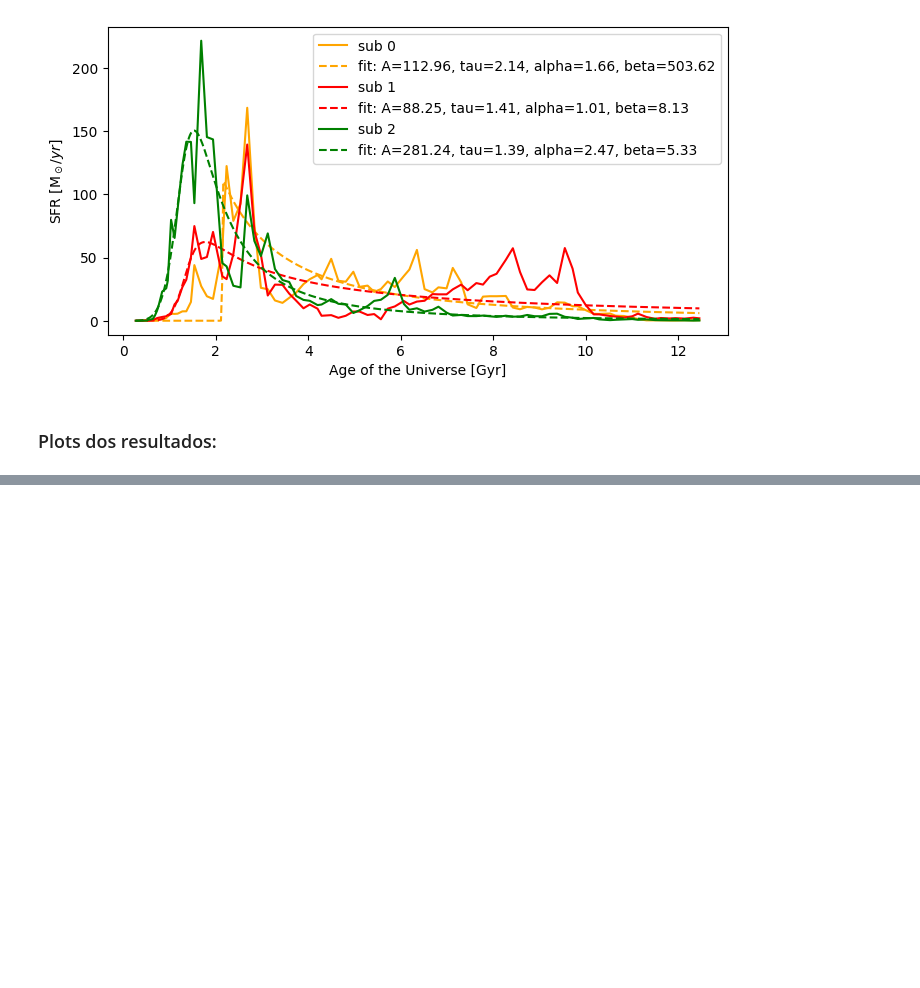
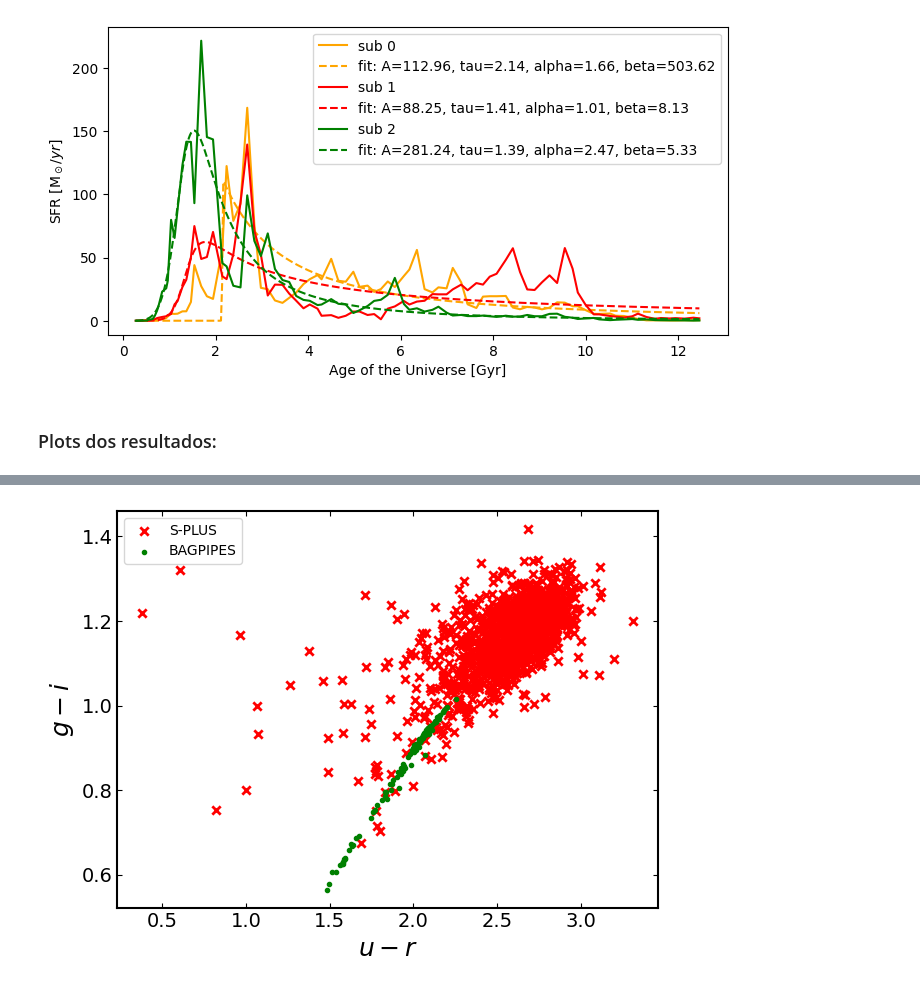
Before and after one commit to pedroand6/Inference4ETGs, a Jupyter notebook: Data/catalogue_estimation.ipynb, the cells around one changed output, grey strips where cells are left out. Saved outputs shown, nothing was run; the diff lists cells and outputs as text; code cells hidden in the pictures; blank space fills up the shorter version.

```diff
--- a/Data/catalogue_estimation.ipynb
+++ b/Data/catalogue_estimation.ipynb
@@ -319,0 +319,24 @@ Dispersão de Velocidade: 164.8083219783639
+# %%
+mock_photometry = np.array([mock_photo_u, mock_photo_g, mock_photo_r, mock_photo_i, mock_photo_z]).T
+
+def flux_to_mag(flux):
+    "Fluxo em microjansky para magnitude AB"
+    mag = 23.9 - 2.5 * np.log10(flux)
+    return mag
+
+mock_magnitudes = np.array([flux_to_mag(flux) for flux in mock_photometry.T])
+# %%
+plt.scatter(filtered_etgs['u_auto'] - filtered_etgs['r_auto'], filtered_etgs['g_auto'] - filtered_etgs['i_auto'],
+            c="red", marker="x", label="S-PLUS")
+
+plt.scatter(mock_magnitudes[0] - mock_magnitudes[2], mock_magnitudes[1] - mock_magnitudes[3],
+            c="green", marker=".", label="BAGPIPES")
+
+plt.xlabel(r"$u - r$")
+plt.ylabel(r"$g - i$")
+
+plt.legend()
+plt.tight_layout()
+plt.show()
+# %% [output]
+[figure, added]
```
Also changed, not shown: parts of 7 cells of this notebook, 2 other files.
